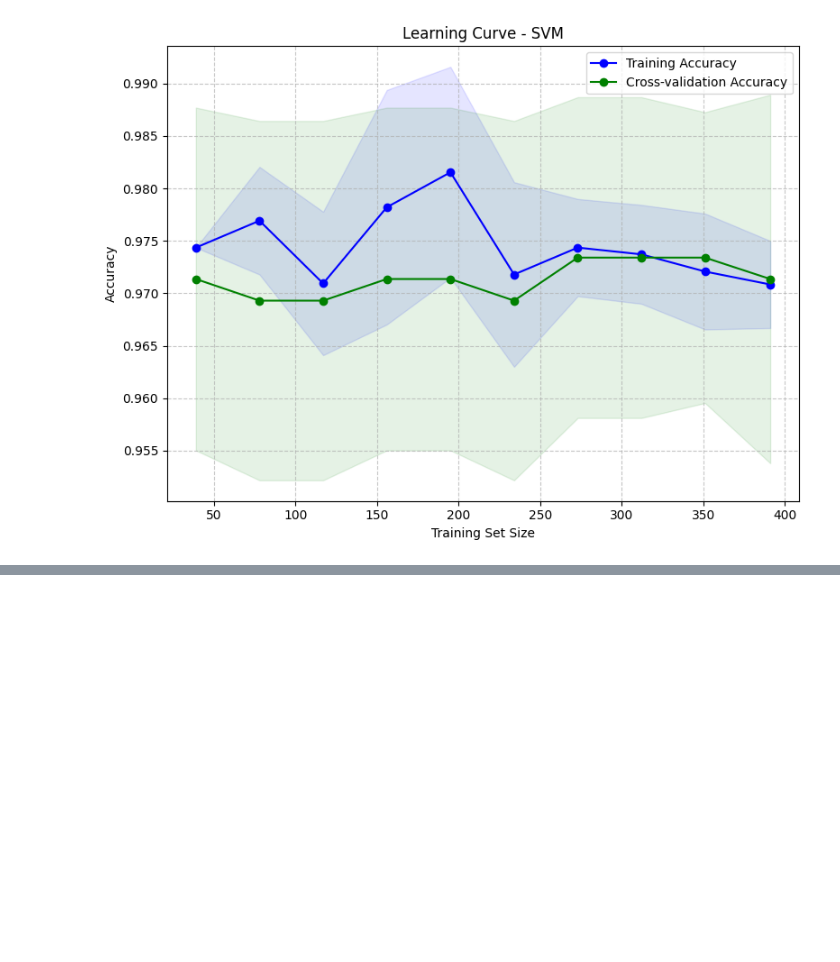
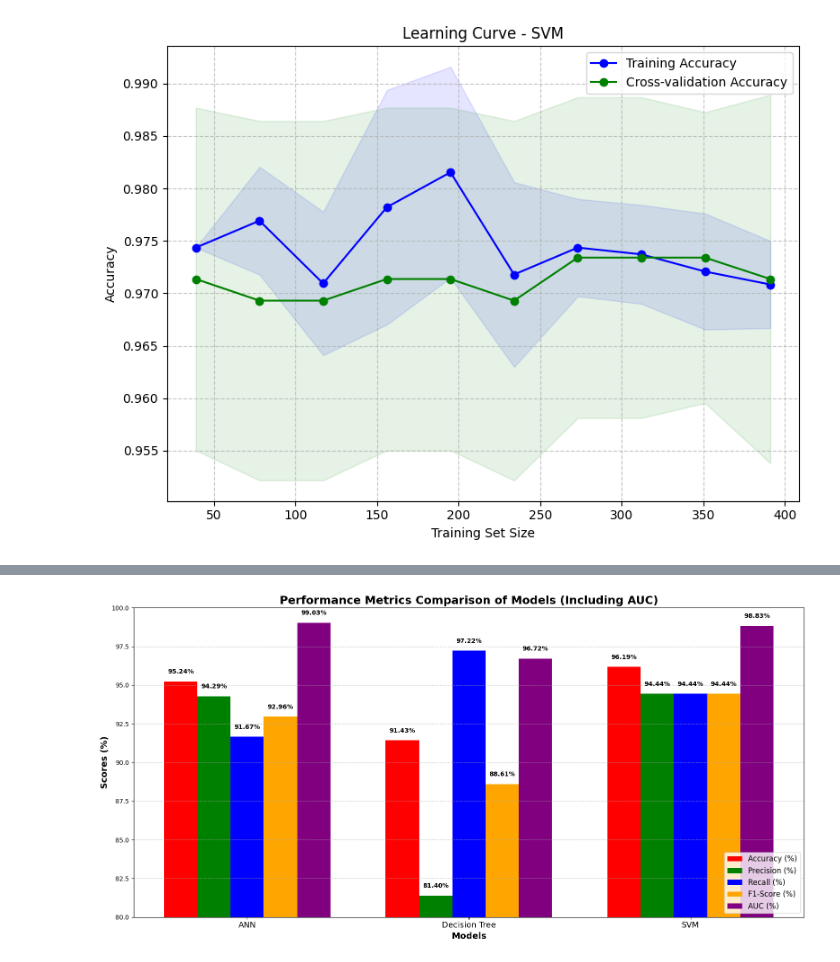
Before and after one commit to Rabia-Akhtr/Data-Science-Project-Breast_Cancer_Classification_ML, a Jupyter notebook: Data_Science_Project.ipynb, the cells around one changed output, grey strips where cells are left out. Cells and saved outputs as stored; diff of their text form; code cells hidden in the pictures; blank space fills up the shorter version.

```diff
--- a/Data_Science_Project.ipynb
+++ b/Data_Science_Project.ipynb
@@ -1384,0 +1426,61 @@ plot_learning_curve(best_svm, X_train_scaled, y_train, model_name="SVM")
+# %%
+import numpy as np
+import matplotlib.pyplot as plt
+
+def plot_model_performance_with_auc(ann_metrics, dt_metrics, svm_metrics):
+    """
+    Plots Accuracy, Precision, Recall, F1-Score, and AUC for ANN, Decision Tree, and SVM models.
+    All scores are converted to percentages for better readability.
+    """
+    # Model names
+    model_names = ['ANN', 'Decision Tree', 'SVM']
+
+    # Extract metrics and convert to percentage
+    acc_scores = [ann_metrics['accuracy'] * 100, dt_metrics['accuracy'] * 100, svm_metrics['accuracy'] * 100]
+    precision_scores = [ann_metrics['precision'] * 100, dt_metrics['precision'] * 100, svm_metrics['precision'] * 100]
+    recall_scores = [ann_metrics['recall'] * 100, dt_metrics['recall'] * 100, svm_metrics['recall'] * 100]
+    f1_scores = [ann_metrics['f1'] * 100, dt_metrics['f1'] * 100, svm_metrics['f1'] * 100]
+    auc_scores = [ann_metrics['auc'] * 100, dt_metrics['roc_auc'] * 100, svm_metrics['roc_auc'] * 100]
+
+    # Bar width and position
+    x = np.arange(len(model_names))
+    bar_width = 0.15
+
+    # Plot setup
+    plt.figure(figsize=(16, 8))
+    plt.bar(x - bar_width * 2, acc_scores, width=bar_width, label='Accuracy (%)', color='red')
+    plt.bar(x - bar_width, precision_scores, width=bar_width, label='Precision (%)', color='green')
+    plt.bar(x, recall_scores, width=bar_width, label='Recall (%)', color='blue')
+    plt.bar(x + bar_width, f1_scores, width=bar_width, label='F1-Score (%)', color='orange')
+    plt.bar(x + bar_width * 2, auc_scores, width=bar_width, label='AUC (%)', color='purple')
+
+    # Labels and titles
+    plt.xlabel('Models', fontsize=14, fontweight='bold')
+    plt.ylabel('Scores (%)', fontsize=14, fontweight='bold')
+    plt.title('Performance Metrics Comparison of Models (Including AUC)', fontsize=18, fontweight='bold')
+    plt.xticks(x, model_names, fontsize=13)
+    plt.ylim([80, 100])
+
+    # Annotate bars with bold font
+    for i in range(len(model_names)):
+        plt.text(x[i] - bar_width * 2, acc_scores[i] + 0.5, f'{acc_scores[i]:.2f}%',
+                 ha='center', fontsize=10, fontweight='bold')
+        plt.text(x[i] - bar_width, precision_scores[i] + 0.5, f'{precision_scores[i]:.2f}%',
+                 ha='center', fontsize=10, fontweight='bold')
+        plt.text(x[i], recall_scores[i] + 0.5, f'{recall_scores[i]:.2f}%',
+                 ha='center', fontsize=10, fontweight='bold')
+        plt.text(x[i] + bar_width, f1_scores[i] + 0.5, f'{f1_scores[i]:.2f}%',
+                 ha='center', fontsize=10, fontweight='bold')
+        plt.text(x[i] + bar_width * 2, auc_scores[i] + 0.5, f'{auc_scores[i]:.2f}%',
+                 ha='center', fontsize=10, fontweight='bold')
+
+
+    # Grid and legend
+    plt.grid(axis='y', linestyle='--', alpha=0.7)
+    plt.legend(loc='lower right', fontsize=12)
+    plt.tight_layout()
+    plt.show()
+
+plot_model_performance_with_auc(ann_metrics, dt_metrics, svm_metrics)
+# %% [output]
+[figure, added]
```
Also changed, not shown: parts of 11 cells of this notebook.
